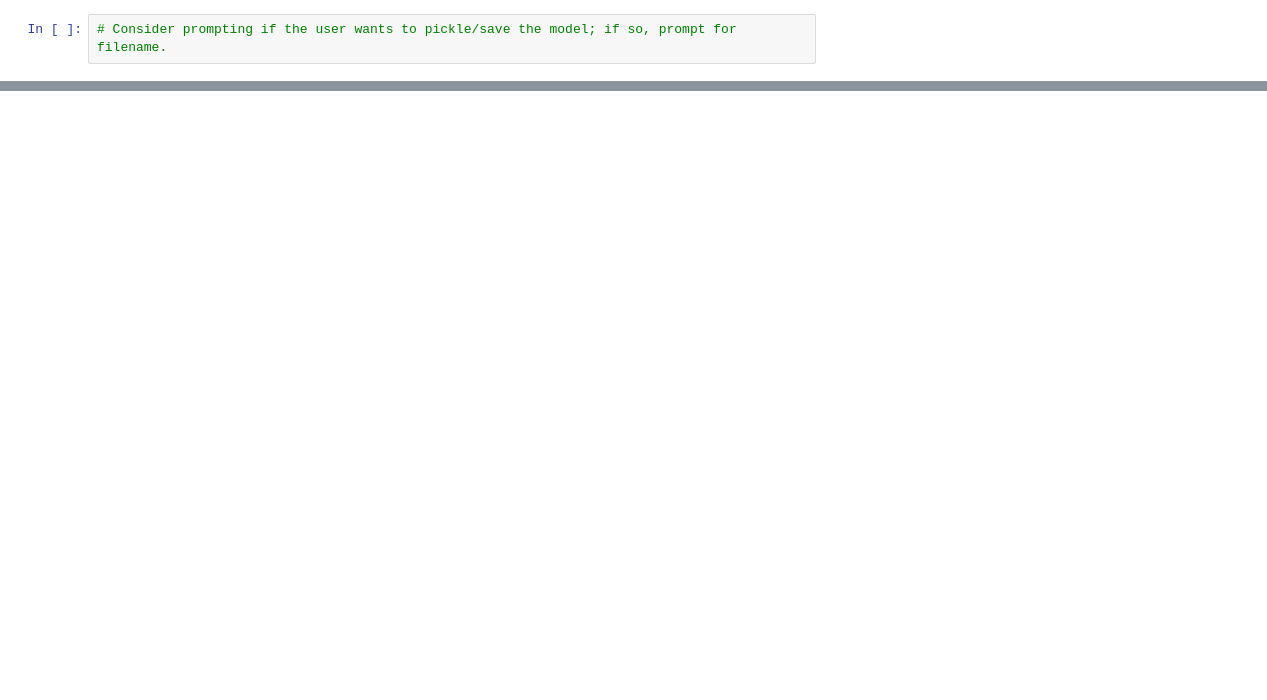
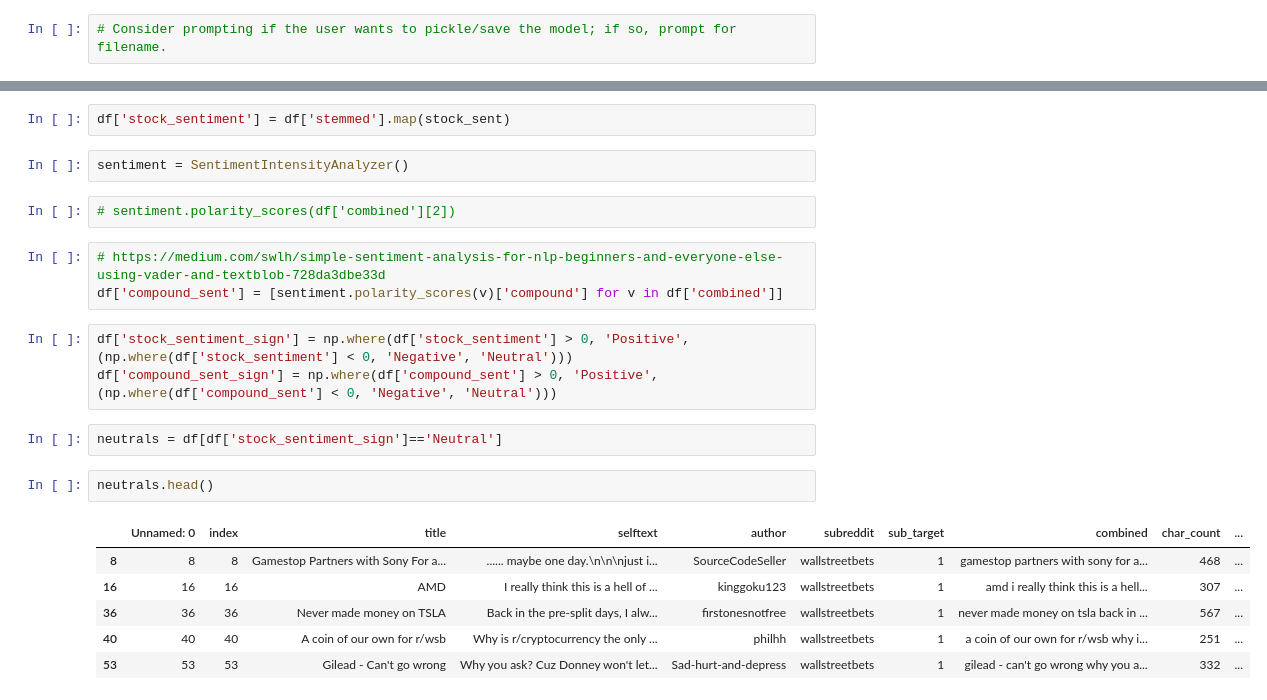
Before and after one commit to jsalisbury731/reddit_classification, a Jupyter notebook: code/03_pipeline_modeling_streamlined.ipynb, the cells around one changed output, grey strips where cells are left out. Saved outputs shown, nothing was run; the diff lists cells and outputs as text; blank space fills up the shorter version.

Commit message:
Backing up, sentiment analysis

```diff
--- a/code/03_pipeline_modeling_streamlined.ipynb
+++ b/code/03_pipeline_modeling_streamlined.ipynb
@@ -67,0 +104,23 @@ Best score: 0.8702750685287274
+# %%
+df['stock_sentiment'] = df['stemmed'].map(stock_sent)
+# %%
+sentiment = SentimentIntensityAnalyzer()
+# %%
+# sentiment.polarity_scores(df['combined'][2])
+# %%
+# https://medium.com/swlh/simple-sentiment-analysis-for-nlp-beginners-and-everyone-else-using-vader-and-textblob-728da3dbe33d
+df['compound_sent'] = [sentiment.polarity_scores(v)['compound'] for v in df['combined']]
+# %%
+df['stock_sentiment_sign'] = np.where(df['stock_sentiment'] > 0, 'Positive', (np.where(df['stock_sentiment'] < 0, 'Negative', 'Neutral')))
+df['compound_sent_sign'] = np.where(df['compound_sent'] > 0, 'Positive', (np.where(df['compound_sent'] < 0, 'Negative', 'Neutral')))
+# %%
+neutrals = df[df['stock_sentiment_sign']=='Neutral']
+# %%
+neutrals.head()
+# %% [output]
+|  | Unnamed: 0 | index | title | selftext | author | subreddit | sub_target | combined | char_count | ... |
+| 8 | 8 | 8 | Gamestop Partners with Sony For a... | ...... maybe one day.\n\n\njust i... | SourceCodeSeller | wallstreetbets | 1 | gamestop partners with sony for a... | 468 | ... |
+| 16 | 16 | 16 | AMD | I really think this is a hell of ... | kinggoku123 | wallstreetbets | 1 | amd i really think this is a hell... | 307 | ... |
+| 36 | 36 | 36 | Never made money on TSLA | Back in the pre-split days, I alw... | firstonesnotfree | wallstreetbets | 1 | never made money on tsla back in ... | 567 | ... |
+| 40 | 40 | 40 | A coin of our own for r/wsb | Why is r/cryptocurrency the only ... | philhh | wallstreetbets | 1 | a coin of our own for r/wsb why i... | 251 | ... |
+| 53 | 53 | 53 | Gilead - Can't go wrong | Why you ask? Cuz Donney won't let... | Sad-hurt-and-depress | wallstreetbets | 1 | gilead - can't go wrong why you a... | 332 | ... |
```
Also changed, not shown: parts of 34 cells of this notebook, 2 other files.
